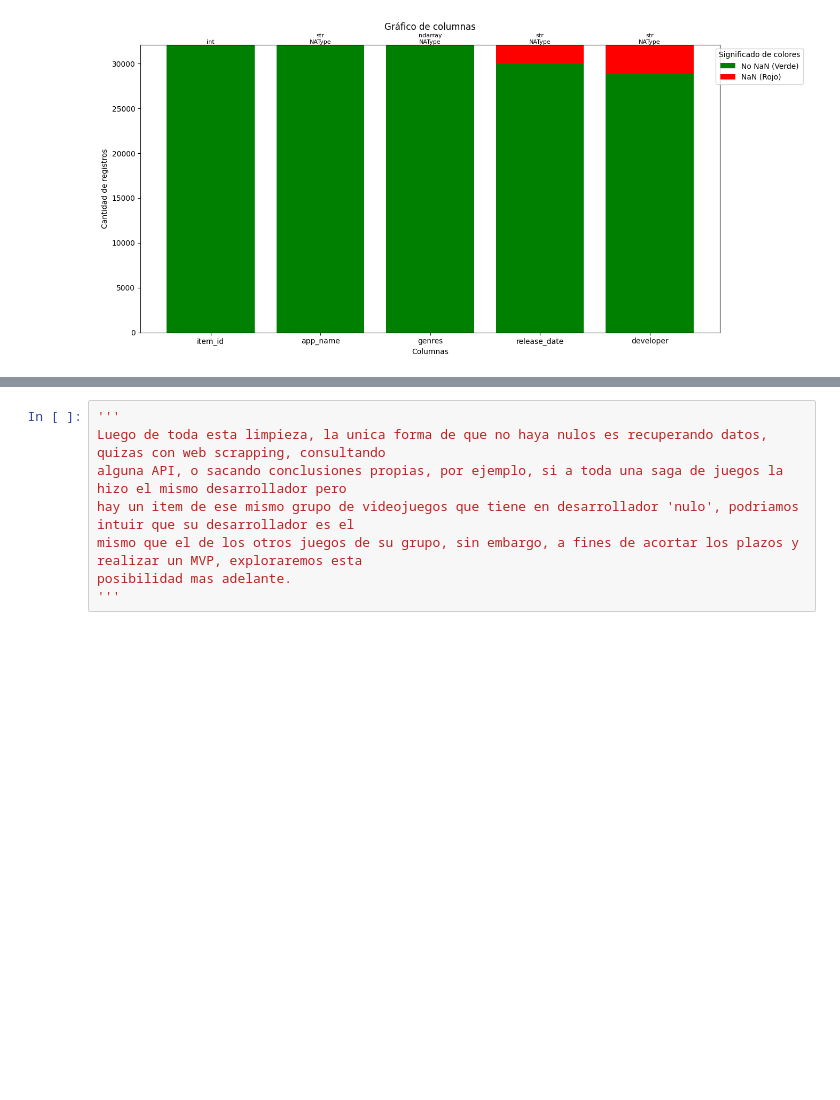
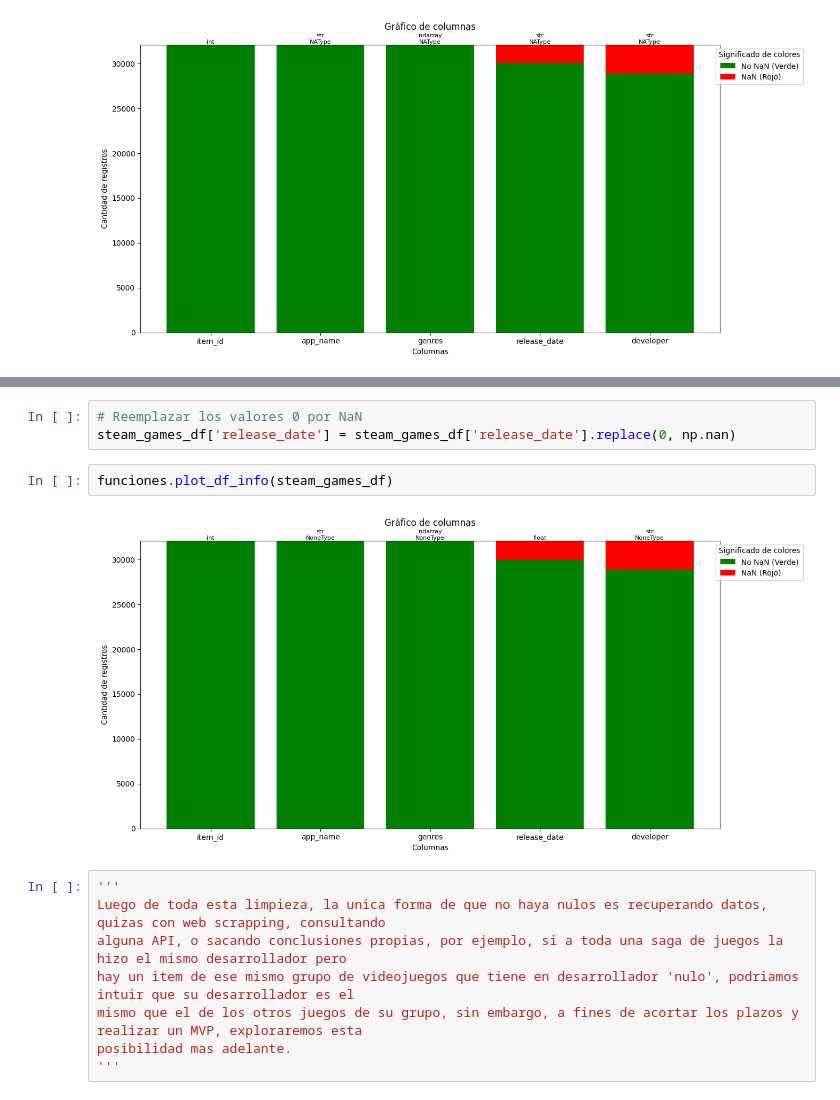
Before and after one commit to RoblesIan/Steam-API, a Jupyter notebook: notebooks/ETL_steam_games.ipynb, the cells around one changed output, grey strips where cells are left out. Drawn from its saved outputs; the diff is of its cells as text; blank space fills up the shorter version.

```diff
--- a/notebooks/ETL_steam_games.ipynb
+++ b/notebooks/ETL_steam_games.ipynb
@@ -171,3 +218,10 @@ funciones.plot_df_info(steam_games_df)
+# %%
+# Reemplazar los valores 0 por NaN
+steam_games_df['release_date'] = steam_games_df['release_date'].replace(0, np.nan)
+# %%
+funciones.plot_df_info(steam_games_df)
+# %% [output]
+[figure, added]
 # %%
 '''
 Luego de toda esta limpieza, la unica forma de que no haya nulos es recuperando datos, quizas con web scrapping, consultando
```
Also changed, not shown: parts of 2 cells of this notebook.
